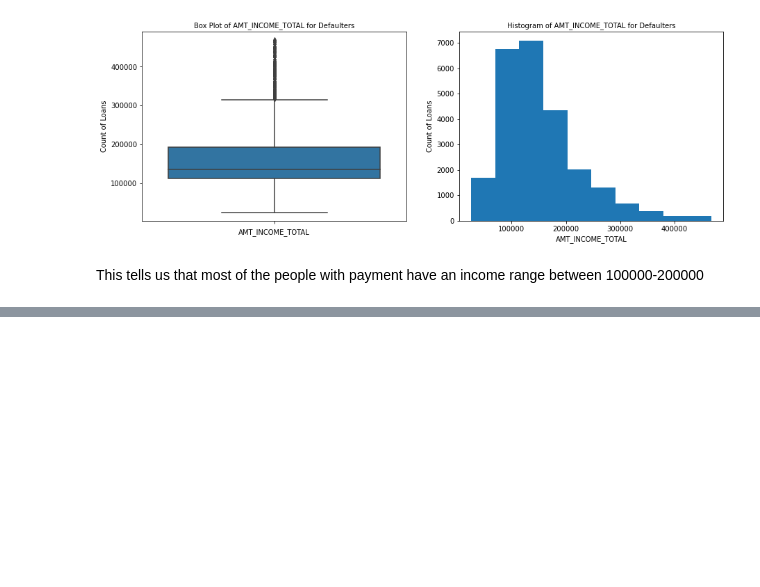
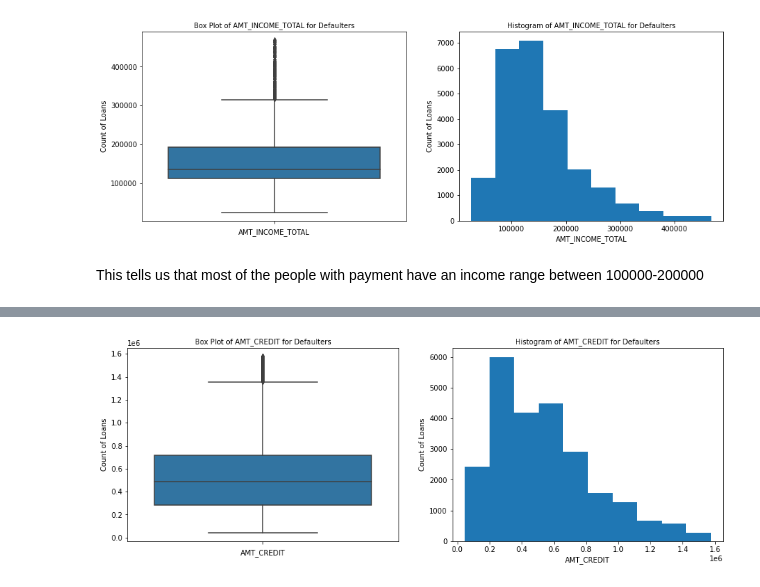
Before and after one commit to pushkya/EDA-Project, a Jupyter notebook: EDA FINAL PROJECT.ipynb, the cells around one changed output, grey strips where cells are left out. Cells and saved outputs as stored; diff of their text form; code cells hidden in the pictures; blank space fills up the shorter version.

```diff
--- a/EDA FINAL PROJECT.ipynb
+++ b/EDA FINAL PROJECT.ipynb
@@ -318,0 +325,11 @@ plot_boxhist('AMT_CREDIT')
+# %%
+#Removing all entries above 99 percentile
+dat=dat[dat['AMT_CREDIT']<np.nanpercentile(dat['AMT_CREDIT'], 99)]
+
+#update dataframes
+defaulters=dat[dat.TARGET==1]
+nondefaulters=dat[dat.TARGET==0]
+
+plot_boxhist('AMT_CREDIT')
+# %% [output]
+[figure, added]
```
Also changed, not shown: parts of 32 cells of this notebook.
